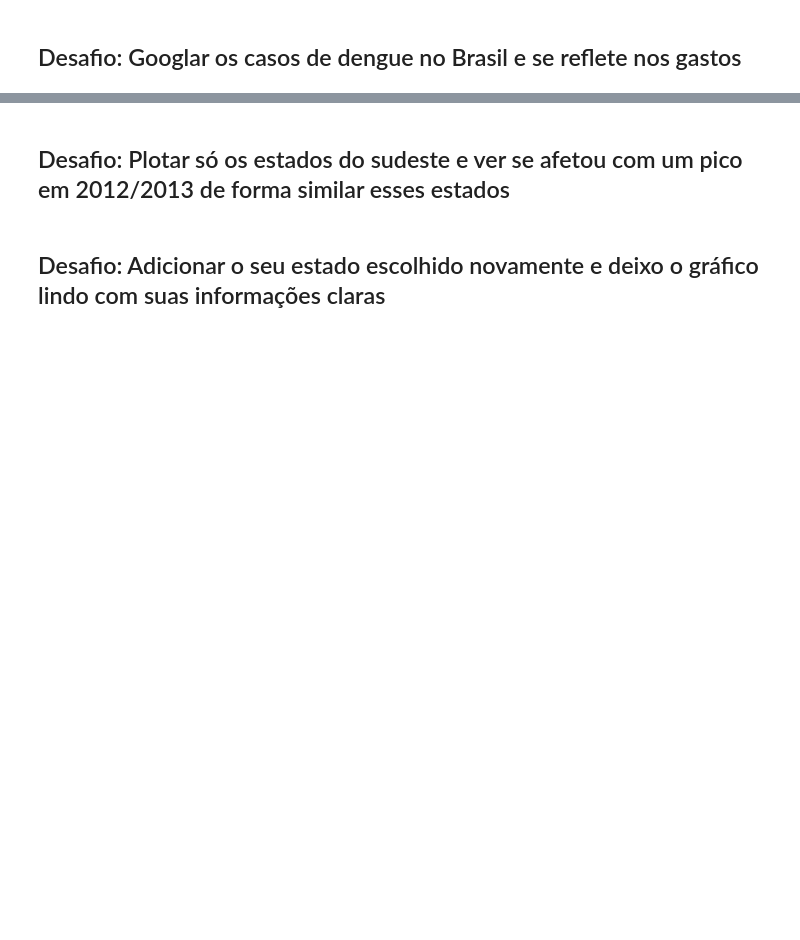
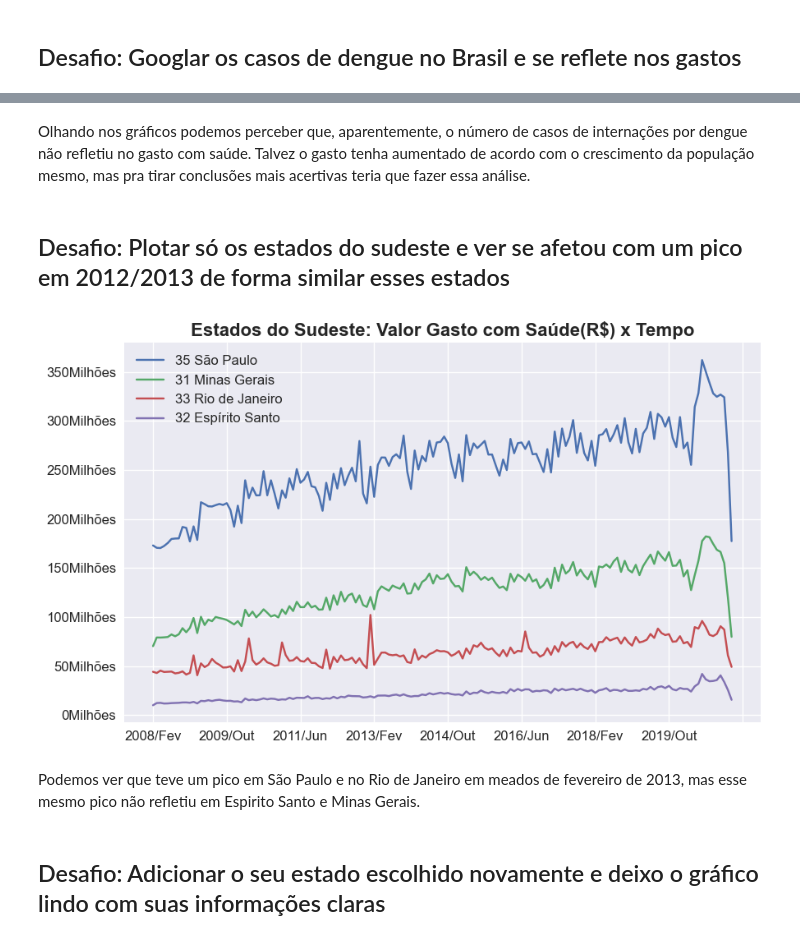
Before and after one commit to iplusl/Bootcamp_Data_Science, a Jupyter notebook: Modulo1/notebooks/Modulo1.ipynb, the cells around one changed output, grey strips where cells are left out. Drawn from its saved outputs; the diff is of its cells as text; code cells hidden in the pictures; blank space fills up the shorter version.

```diff
--- a/Modulo1/notebooks/Modulo1.ipynb
+++ b/Modulo1/notebooks/Modulo1.ipynb
@@ -727,4 +797,27 @@ Ao invés de procurar no Google sobre os casos de dengue, vou utilizar o própri
+# %% [markdown]
+Olhando nos gráficos podemos perceber que, aparentemente, o número de casos de internações por dengue não refletiu no gasto com saúde. Talvez o gasto tenha aumentado de acordo com o crescimento da população mesmo, mas pra tirar conclusões mais acertivas teria que fazer essa análise.
 # %% [markdown]
 ## Desafio: Plotar só os estados do sudeste e ver se afetou com um pico em 2012/2013 de forma similar esses estados
+# %%
+plt.style.use('seaborn')
+
+colunas_sem_regiao = ordenado_por_total.columns[:-1].to_list()
+
+sudeste = sudeste = ordenado_por_total.loc[ordenado_por_total["Região"] == "Sudeste"].index.to_list()
+
+ax = ordenado_por_total[colunas_sem_regiao].T[sudeste].plot(figsize = (10,6))
+
+ticks_loc = ax.get_yticks().tolist()
+ax.yaxis.set_major_locator(ticker.FixedLocator(ticks_loc))
+ax.set_yticklabels(['{:,.0f}'.format(x) + 'Milhões' for x in ax.get_yticks()/1000000])
+ax.tick_params(axis = 'both', which = 'major', labelsize = 12)
+
+plt.title("Estados do Sudeste: Valor Gasto com Saúde(R$) x Tempo", fontdict = {"fontsize":16, "fontweight":"bold"})
+plt.legend(loc='upper left', fontsize=12)
+plt.show()
+# %% [output]
+[figure, added]
+# %% [markdown]
+Podemos ver que teve um pico em São Paulo e no Rio de Janeiro em meados de fevereiro de 2013, mas esse mesmo pico não refletiu em Espirito Santo e Minas Gerais.
 # %% [markdown]
 ## Desafio: Adicionar o seu estado escolhido novamente e deixo o gráfico lindo com suas informações claras
```
Also changed, not shown: parts of 16 cells of this notebook, 1 other file.
